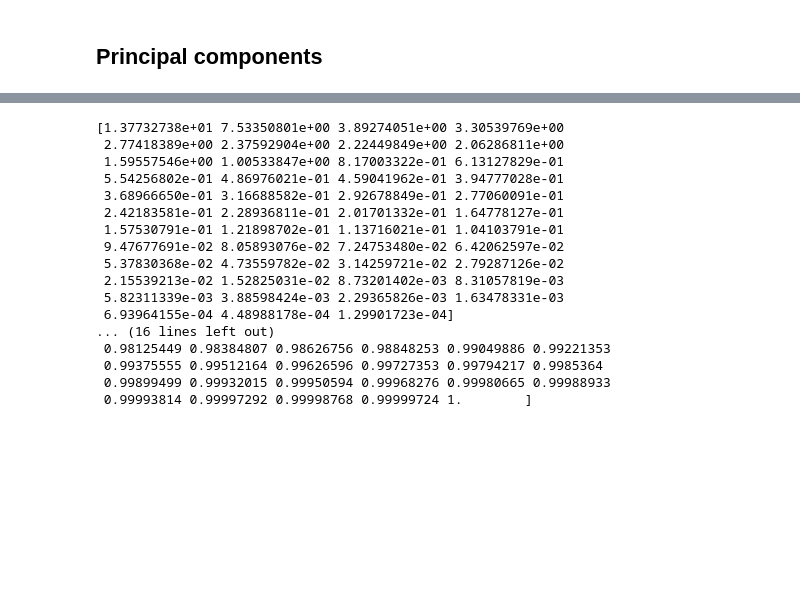
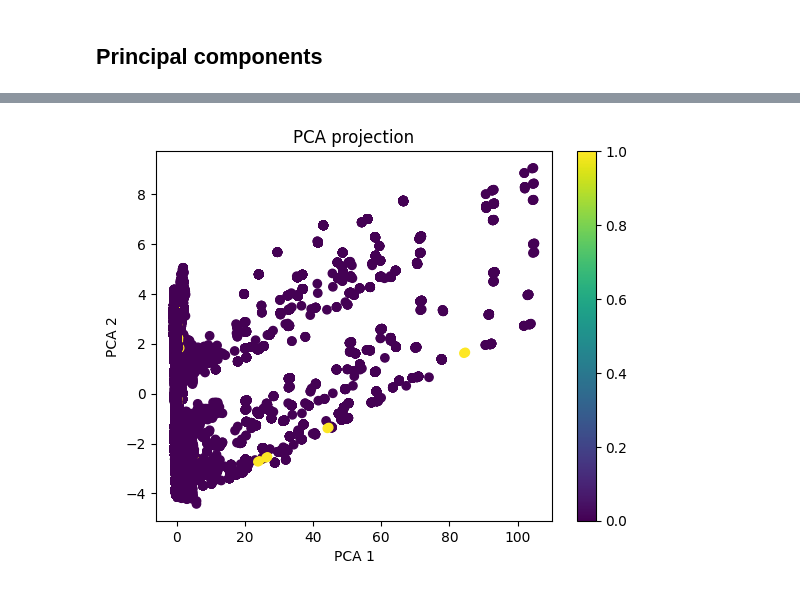
Before and after one commit to moryba/Beth-project, a Jupyter notebook: Data analysis/data analysis.ipynb, the cells around one changed output, grey strips where cells are left out. Saved outputs shown, nothing was run; the diff lists cells and outputs as text; code cells hidden in the pictures; blank space fills up the shorter version.

```diff
--- a/Data analysis/data analysis.ipynb
+++ b/Data analysis/data analysis.ipynb
@@ -1819,22 +1883,20 @@ plt.show()
-# %%
-print(pca.explained_variance_)
-print(pca.explained_variance_ratio_)
-print(pca.explained_variance_ratio_.cumsum())
-# %% [output]
-[1.37732738e+01 7.53350801e+00 3.89274051e+00 3.30539769e+00
- 2.77418389e+00 2.37592904e+00 2.22449849e+00 2.06286811e+00
- 1.59557546e+00 1.00533847e+00 8.17003322e-01 6.13127829e-01
- 5.54256802e-01 4.86976021e-01 4.59041962e-01 3.94777028e-01
- 3.68966650e-01 3.16688582e-01 2.92678849e-01 2.77060091e-01
- 2.42183581e-01 2.28936811e-01 2.01701332e-01 1.64778127e-01
- 1.57530791e-01 1.21898702e-01 1.13716021e-01 1.04103791e-01
- 9.47677691e-02 8.05893076e-02 7.24753480e-02 6.42062597e-02
- 5.37830368e-02 4.73559782e-02 3.14259721e-02 2.79287126e-02
- 2.15539213e-02 1.52825031e-02 8.73201402e-03 8.31057819e-03
- 5.82311339e-03 3.88598424e-03 2.29365826e-03 1.63478331e-03
- 6.93964155e-04 4.48988178e-04 1.29901723e-04]
-... (16 lines left out)
- 0.98125449 0.98384807 0.98626756 0.98848253 0.99049886 0.99221353
- 0.99375555 0.99512164 0.99626596 0.99727353 0.99794217 0.9985364
- 0.99899499 0.99932015 0.99950594 0.99968276 0.99980665 0.99988933
- 0.99993814 0.99997292 0.99998768 0.99999724 1.        ]
+# %%
+
+import matplotlib.pyplot as plt
+from sklearn.decomposition import PCA
+from sklearn.preprocessing import StandardScaler
+pca = PCA(n_components=X_train.shape[1], svd_solver='auto')
+
+scaler = StandardScaler()
+X_train_scaled = scaler.fit_transform(X_train)
+
+Xt1 = pca.fit_transform(X_train_scaled)
+
+plt.scatter(Xt1[:, 0], Xt1[:, 1], c=y_train)
+plt.xlabel('PCA 1')
+plt.ylabel('PCA 2')
+plt.title('PCA projection')
+plt.colorbar()
+plt.show()
+# %% [output]
+[figure, added]
```
Also changed, not shown: parts of 9 cells of this notebook, 3 other files.
